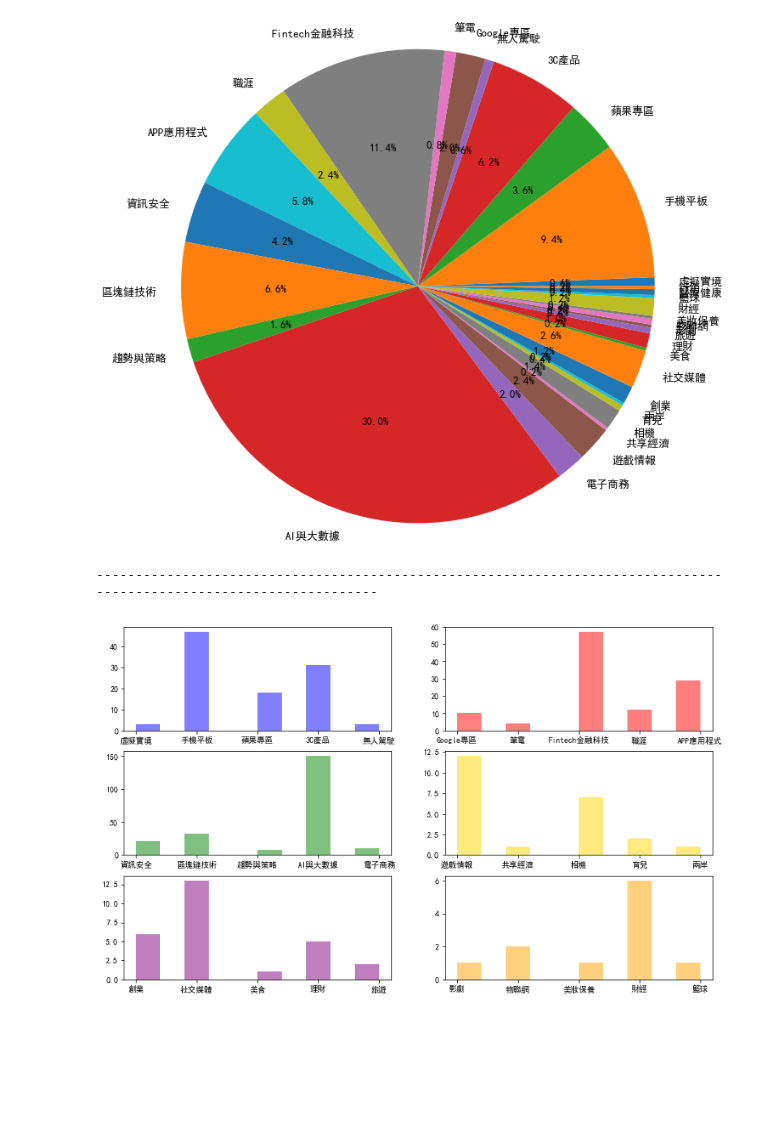
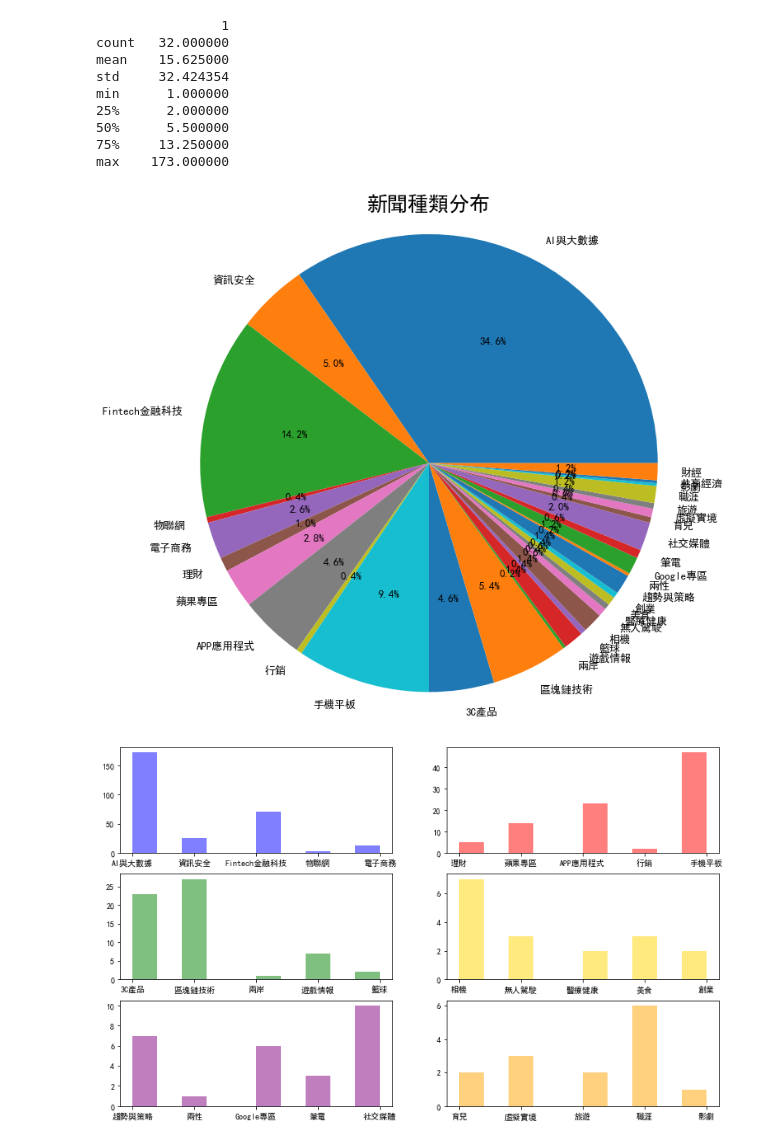
Before and after one commit to Ether-YiTseWu/1st-PyCrawlerMarathon, a Jupyter notebook: final project/Final Project.ipynb, the cells around one changed output. Drawn from its saved outputs; the diff is of its cells as text; code cells hidden in the pictures; blank space fills up the shorter version.

```diff
--- a/final project/Final Project.ipynb
+++ b/final project/Final Project.ipynb
@@ -25,8 +24,9 @@ browser.get(url)
 time.sleep(5)
 
 count = 1
-summarylist = []
+categorylist = []
 titlelist = []
+contentlist = []
 while (count <= 500) :
     html_source = browser.page_source
     soup = BeautifulSoup(html_source, "html5lib")
@@ -34,18 +34,16 @@ while (count <= 500) :
     for artical in soup.find_all('div', class_ = "sc-eEieub sc-iuDHTM ibJqYc"):
 
         # 將文章標題、文章內容、文章來源抓下來
+        category = artical.find('div', class_ = "sc-gacfCG bPSpUf").text
         title = artical.find('h6').text
         content = artical.find('p').text
-        source = artical.find('div', class_ = "sc-gacfCG bPSpUf").text
 
         # 防止爬到重複的文章
         if title not in titlelist:
-            printNUM(count, title)
             # 將各資料存進list以供後續分析
+            categorylist.append(category)
             titlelist.append(title)
-            summarylist.append({'種類': source,
-                                '標題': title,
-                                '內容': content})
+            contentlist.append(content)
             # count表文章爬到的數目
             count += 1
         # 停止條件，抓到500篇文章即終止程式
@@ -55,3 +53,4 @@ while (count <= 500) :
     # 將網頁繼續向下滑
     time.sleep(0.7)
     browser.execute_script("window.scrollTo(0, 1000000);")
+browser.quit()
@@ -107,41 +85,54 @@ dataDf = pd.DataFrame(list(sourceDict.items()))
 # %%
+# 用Counter計算種類後排序顯示
+sourceDict = dict(Counter(categorylist))
+categoryDf = pd.DataFrame(list(sourceDict.items()))
+print(categoryDf.describe())
+
 # 解決圖形的中文顯示問題
 plt.rcParams['font.sans-serif'] = ['SimHei'] # 替換sans-serif字型
 plt.rcParams['axes.unicode_minus'] = False   # 解決座標軸負數的負號顯示問題
 
 # 繪出圓餅圖
 plt.figure(figsize=(11,11)) # 顯示圖框架大小
-labels = dataDf[0]          # 製作圓餅圖的類別標籤
-size = dataDf[1]            # 製作圓餅圖的數值來源
+plt.title('新聞種類分布', fontsize = '25')
+labels = categoryDf[0]          # 製作圓餅圖的類別標籤
+size = categoryDf[1]            # 製作圓餅圖的數值來源
 patches,l_text,p_text = plt.pie(size, labels=labels, autopct = '%1.1f%%')
 # 調整字體
 for t in l_text:
     t.set_size(13)
 for t in p_text:
     t.set_size(13)
 plt.axis('equal')
 plt.show()
 
-print('--------------------------------------------------------------------------------------------------------------------')
 
 # 繪出長條圖
 count = 1
 color = ['blue', 'red', 'green', 'gold', 'purple', 'orange']
 plotlist = []
 plt.figure(figsize = (13,8))
 for key, value in sourceDict.items():
     for i in range(value):
         plotlist.append(key)
     # 每五個種類就畫一張長條圖
     if count % 5 == 0:
         plt.subplot(3,2,count/5)
         plt.hist(plotlist, alpha=0.5, color=color[int(count/5-1)])
         plotlist = []
     count += 1
 plt.show()
 plt.hist(plotlist, alpha=0.5)
 plt.show()
 # %% [output]
+                1
+count   32.000000
+mean    15.625000
+std     32.424354
+min      1.000000
+25%      2.000000
+50%      5.500000
+75%     13.250000
+max    173.000000
-[figure, old version]
+[figure, new version]
---------------------------------------------------------------------------------------------------------------------
-[figure, old version]
+[figure, new version]
```
Also changed, not shown: parts of 9 cells of this notebook.
